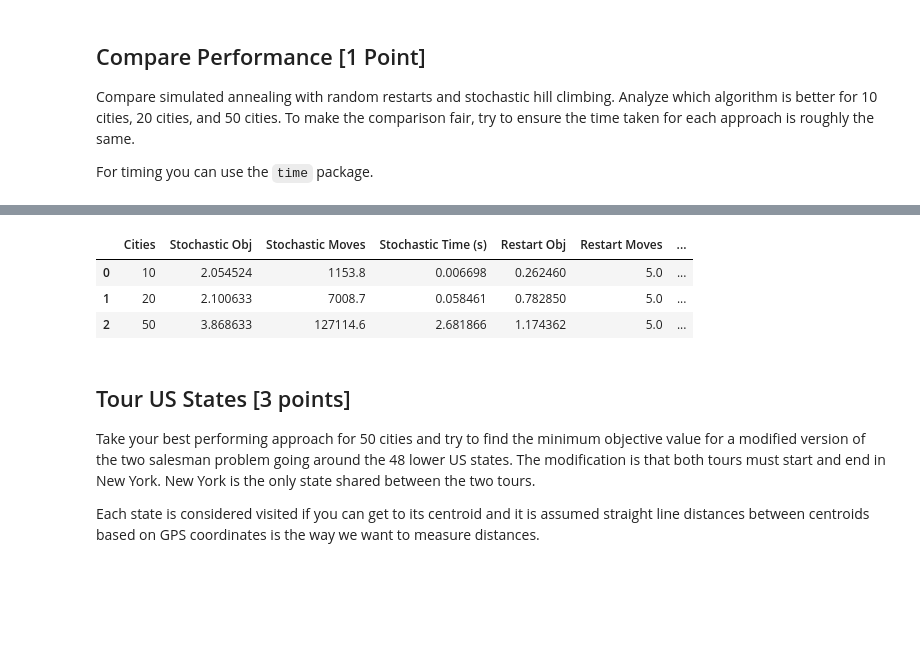
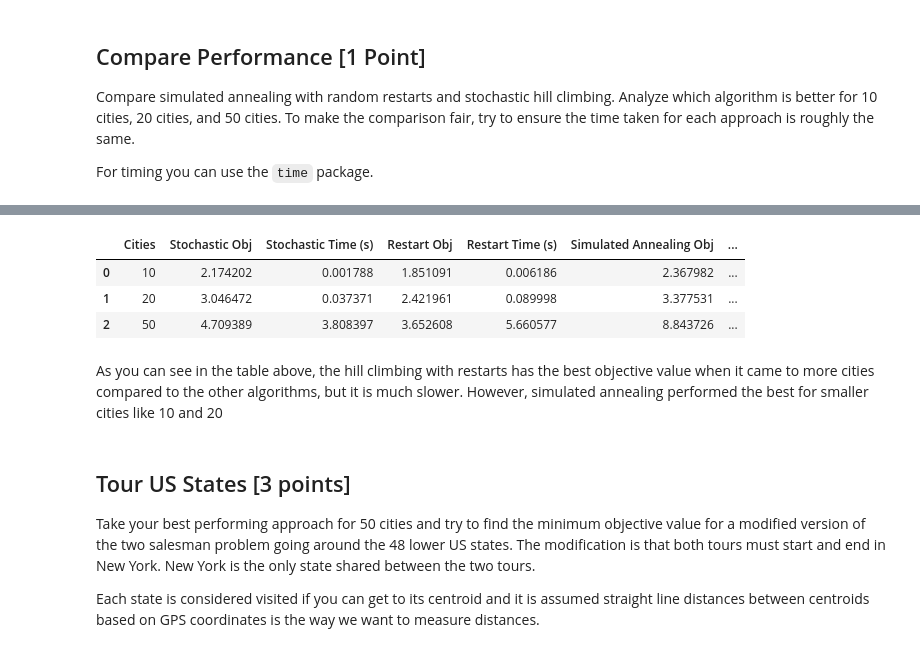
Before and after one commit to codlam26/CSE-352-HW, a Jupyter notebook: ComplexSearch/tsp2.ipynb, the cells around one changed output, grey strips where cells are left out. Saved outputs shown, nothing was run; the diff lists cells and outputs as text; code cells hidden in the pictures; blank space fills up the shorter version.

```diff
--- a/ComplexSearch/tsp2.ipynb
+++ b/ComplexSearch/tsp2.ipynb
@@ -407,18 +419,8 @@ Implement an algorithm that uses simulated annealing to solve the problem, as de
 In a simulated annealing for the two-person tsp
 """
 import math
-def initial_tour_pair(n, new_york_index):
-    states = list(range(n))
-    states.remove(new_york_index)
-    random.shuffle(states)
-    mid = len(states) // 2
-    tour1 = [new_york_index] + states[:mid] + [new_york_index]
-    tour2 = [new_york_index] + states[mid:] + [new_york_index]
-    return tour1, tour2
-
-def simulated_annealing(tsp, initial_temperature=10.0, cooling_rate=0.99, min_temperature=0.01, max_iterations=1000, fixed_start_end=None):
-    n = len(tsp["dist"])
-    tour_pair = initial_tour_pair(n, fixed_start_end) if fixed_start_end is not None else random_tour_pair(n)
+def simulated_annealing(tsp, initial_temperature=10.0, cooling_rate=0.99, min_temperature=0.01, max_iterations=1000):
+    tour_pair = random_tour_pair(len(tsp['pos']))
     current_value = tour_pair_max_length(tsp, tour_pair)
     best_tour = tour_pair
     best_value = current_value
@@ -493,8 +495,8 @@ This took: 0.13709068298339844 milliseconds
 # %%
-# Code and results go here
 import time
 import pandas as pd
 
+# Compare objective values and time of the simulated annealing, random restarts and stochastic hill climbing
 def compare_algorithms(city_sizes, num_instances=50):
   results = []
 
@@ -514,43 +516,39 @@ def compare_algorithms(city_sizes, num_instances=50):
     # Measure Simulated Annealing
     start_time = time.time()
     sa_results = [simulated_annealing(tsp_instance) for _ in range(num_instances)]
     sa_time = (time.time() - start_time) / num_instances
 
     # Computing the average performances
     avg_stochastic_obj = np.mean([res[0] for res in stochastic_results])
-    avg_stochastic_moves = np.mean([res[1] for res in stochastic_results])
 
     avg_restart_obj = np.mean([min(res) for res in restart_results])
-    avg_restart_moves = np.mean([len(res) for res in restart_results])
 
     avg_sa_obj = np.mean([res[0] for res in sa_results])
-    avg_sa_moves = np.mean([res[1] for res in sa_results])
 
     # Compute average values
     results.append({
             "Cities": n,
             "Stochastic Obj": avg_stochastic_obj,
-            "Stochastic Moves": avg_stochastic_moves,
             "Stochastic Time (s)": stochastic_time,
             "Restart Obj": avg_restart_obj,
-            "Restart Moves": avg_restart_moves,
             "Restart Time (s)": restart_time,
             "Simulated Annealing Obj": avg_sa_obj,
-            "Simulated Annealing Moves": avg_sa_moves,
             "Simulated Annealing Time (s)": sa_time,
         })
 
   return pd.DataFrame(results)
 
 city_sizes = [10, 20, 50]
 df_results = compare_algorithms(city_sizes, num_instances=10)
 
 df_results
 # %% [output]
-|  | Cities | Stochastic Obj | Stochastic Moves | Stochastic Time (s) | Restart Obj | Restart Moves | ... |
-| 0 | 10 | 2.054524 | 1153.8 | 0.006698 | 0.262460 | 5.0 | ... |
-| 1 | 20 | 2.100633 | 7008.7 | 0.058461 | 0.782850 | 5.0 | ... |
-| 2 | 50 | 3.868633 | 127114.6 | 2.681866 | 1.174362 | 5.0 | ... |
+|  | Cities | Stochastic Obj | Stochastic Time (s) | Restart Obj | Restart Time (s) | Simulated Annealing Obj | ... |
+| 0 | 10 | 2.174202 | 0.001788 | 1.851091 | 0.006186 | 2.367982 | ... |
+| 1 | 20 | 3.046472 | 0.037371 | 2.421961 | 0.089998 | 3.377531 | ... |
+| 2 | 50 | 4.709389 | 3.808397 | 3.652608 | 5.660577 | 8.843726 | ... |
+# %% [markdown]
+As you can see in the table above, the hill climbing with restarts has the best objective value when it came to more cities compared to the other algorithms, but it is much slower. However, simulated annealing performed the best for smaller cities like 10 and 20
 # %% [markdown]
 ## Tour US States [3 points]
 
```
Also changed, not shown: parts of 8 cells of this notebook.
